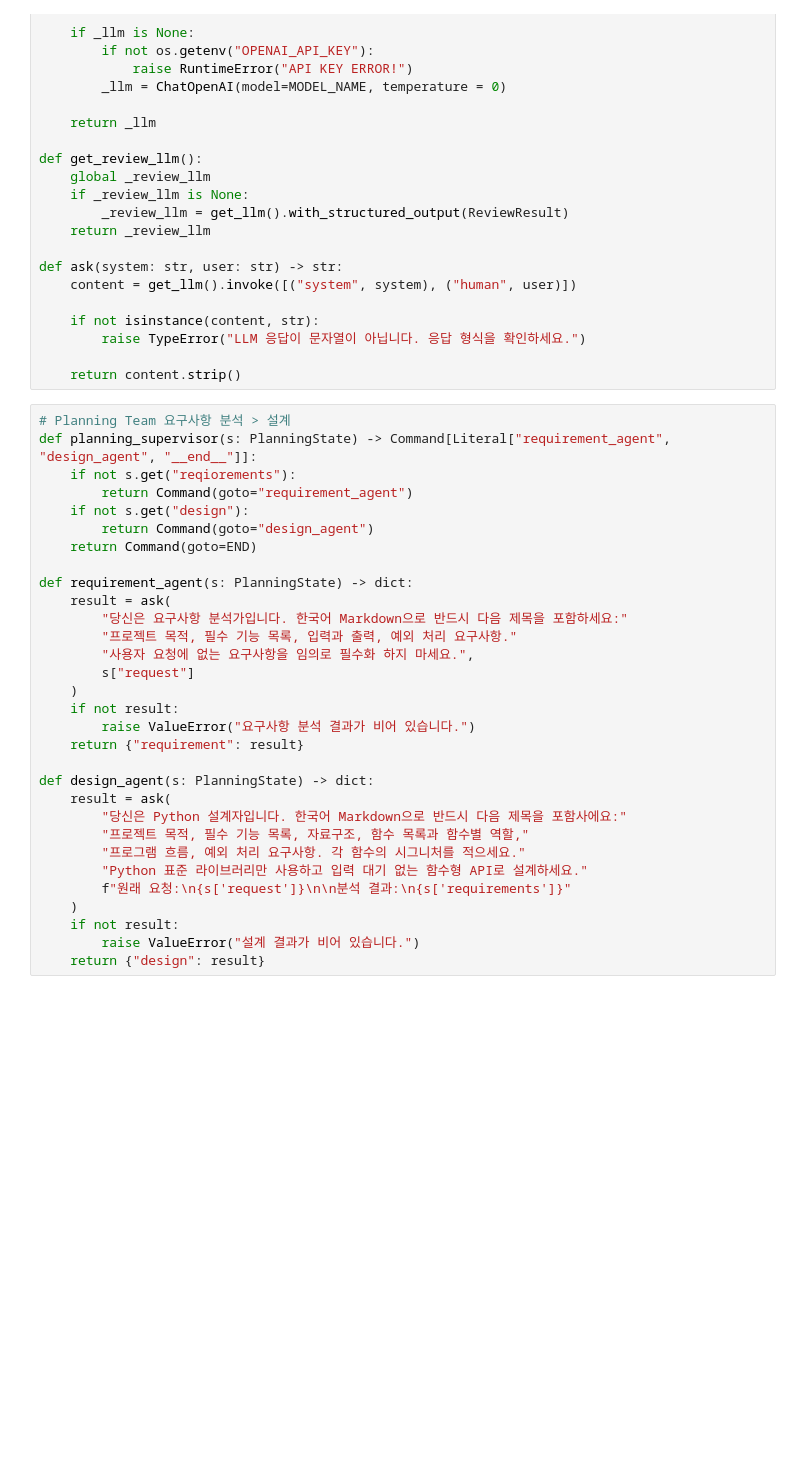
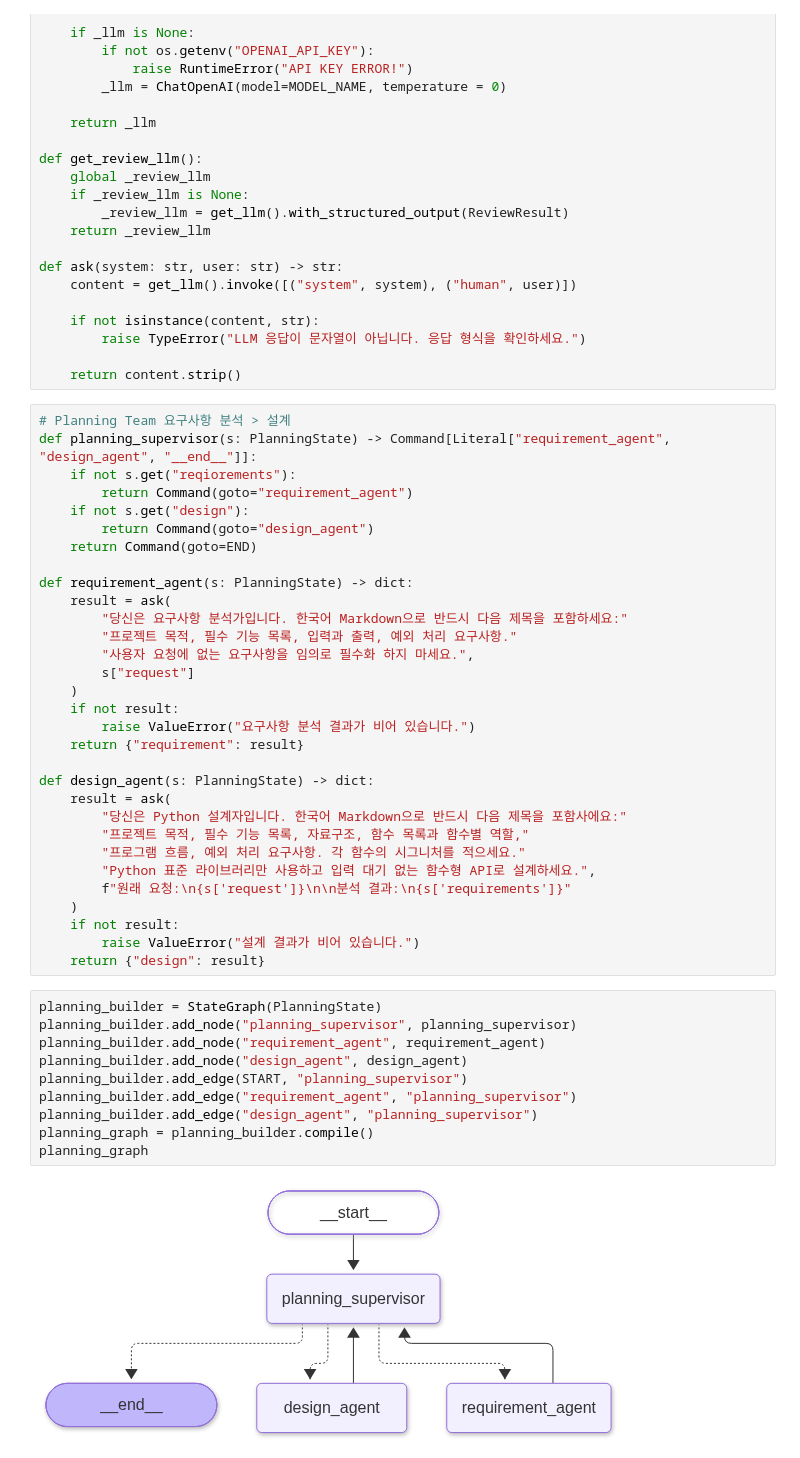
Before and after one commit to kjalh/14_Agent, a Jupyter notebook: 06_멀티에이전트.ipynb, the cells around one changed output. Drawn from its saved outputs; the diff is of its cells as text; blank space fills up the shorter version.

```diff
--- a/06_멀티에이전트.ipynb
+++ b/06_멀티에이전트.ipynb
@@ -793,9 +793,21 @@ def design_agent(s: PlanningState) -> dict:
         "당신은 Python 설계자입니다. 한국어 Markdown으로 반드시 다음 제목을 포함사에요:"
         "프로젝트 목적, 필수 기능 목록, 자료구조, 함수 목록과 함수별 역할,"
         "프로그램 흐름, 예외 처리 요구사항. 각 함수의 시그니처를 적으세요."
-        "Python 표준 라이브러리만 사용하고 입력 대기 없는 함수형 API로 설계하세요."
+        "Python 표준 라이브러리만 사용하고 입력 대기 없는 함수형 API로 설계하세요.",
         f"원래 요청:\n{s['request']}\n\n분석 결과:\n{s['requirements']}"
     )
     if not result:
         raise ValueError("설계 결과가 비어 있습니다.")
     return {"design": result}
+# %%
+planning_builder = StateGraph(PlanningState)
+planning_builder.add_node("planning_supervisor", planning_supervisor)
+planning_builder.add_node("requirement_agent", requirement_agent)
+planning_builder.add_node("design_agent", design_agent)
+planning_builder.add_edge(START, "planning_supervisor")
+planning_builder.add_edge("requirement_agent", "planning_supervisor")
+planning_builder.add_edge("design_agent", "planning_supervisor")
+planning_graph = planning_builder.compile()
+planning_graph
+# %% [output]
+[figure, added]
```
Also changed, not shown: parts of 5 cells of this notebook.
